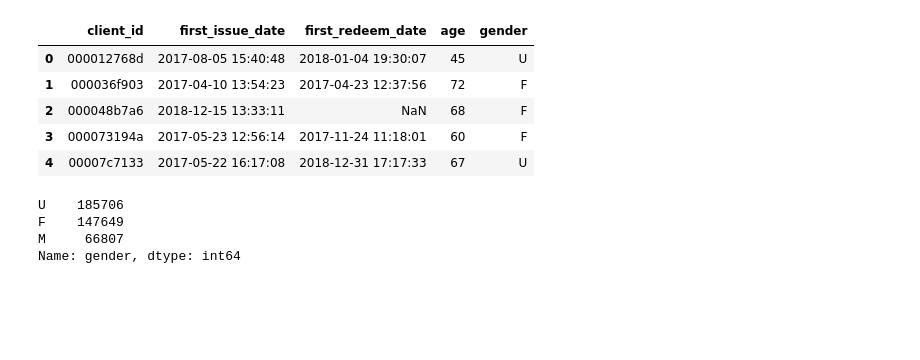
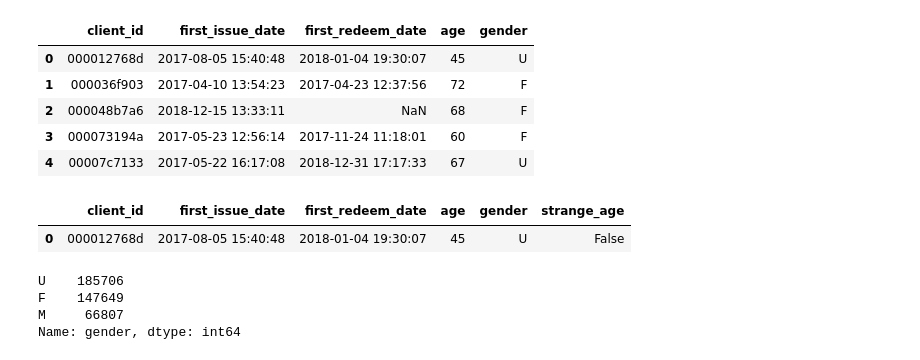
Before and after one commit to paramoshin/retailhero_uplift, a Jupyter notebook: notebooks/EDA.ipynb, the cells around one changed output. Cells and saved outputs as stored; diff of their text form; code cells hidden in the pictures; blank space fills up the shorter version.

```diff
--- a/notebooks/EDA.ipynb
+++ b/notebooks/EDA.ipynb
@@ -20,6 +20,11 @@ clients_df.head()
 | 2 | 000048b7a6 | 2018-12-15 13:33:11 | NaN | 68 | F |
 | 3 | 000073194a | 2017-05-23 12:56:14 | 2017-11-24 11:18:01 | 60 | F |
 | 4 | 00007c7133 | 2017-05-22 16:17:08 | 2018-12-31 17:17:33 | 67 | U |
+# %%
+clients_df[clients_df['client_id']=='000012768d']
+# %% [output]
+|  | client_id | first_issue_date | first_redeem_date | age | gender | strange_age |
+| 0 | 000012768d | 2017-08-05 15:40:48 | 2018-01-04 19:30:07 | 45 | U | False |
 # %%
 clients_df['gender'].value_counts()
 # %% [output]
```
Also changed, not shown: parts of 25 cells of this notebook, 10 other files.
